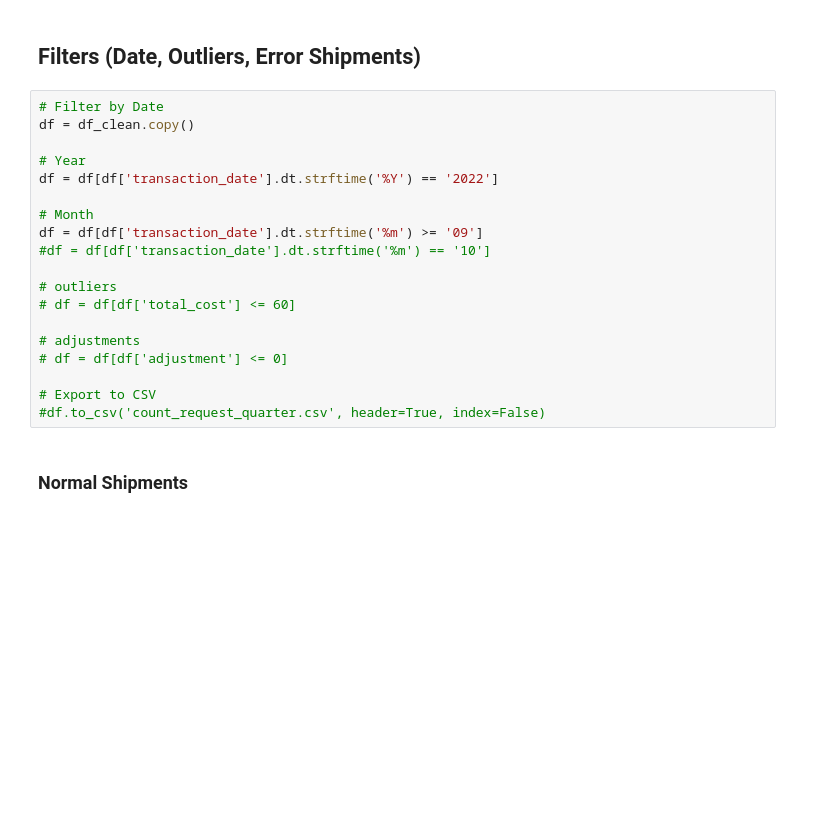
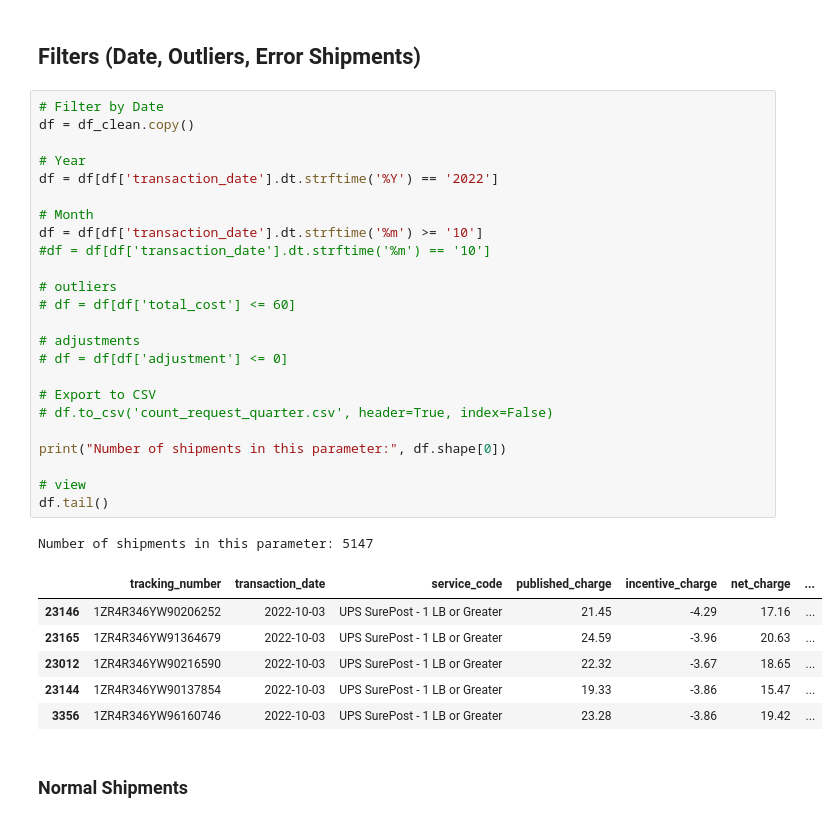
Before and after one commit to Evan-Archuleta/ups_invoice, a Jupyter notebook: ups_v4.ipynb, the cells around one changed output. Saved outputs shown, nothing was run; the diff lists cells and outputs as text; blank space fills up the shorter version.

```diff
--- a/ups_v4.ipynb
+++ b/ups_v4.ipynb
@@ -392,22 +359,35 @@ df_error_rate
 # %%
 # Filter by Date
 df = df_clean.copy()
 
 # Year
 df = df[df['transaction_date'].dt.strftime('%Y') == '2022']
 
 # Month
-df = df[df['transaction_date'].dt.strftime('%m') >= '09']
+df = df[df['transaction_date'].dt.strftime('%m') >= '10']
 #df = df[df['transaction_date'].dt.strftime('%m') == '10']
 
 # outliers
 # df = df[df['total_cost'] <= 60]
 
 # adjustments
 # df = df[df['adjustment'] <= 0]
 
 # Export to CSV
-#df.to_csv('count_request_quarter.csv', header=True, index=False)
+# df.to_csv('count_request_quarter.csv', header=True, index=False)
+
+print("Number of shipments in this parameter:", df.shape[0])
+
+# view
+df.tail()
+# %% [output]
+Number of shipments in this parameter: 5147
+|  | tracking_number | transaction_date | service_code | published_charge | incentive_charge | net_charge | ... |
+| 23146 | 1ZR4R346YW90206252 | 2022-10-03 | UPS SurePost - 1 LB or Greater | 21.45 | -4.29 | 17.16 | ... |
+| 23165 | 1ZR4R346YW91364679 | 2022-10-03 | UPS SurePost - 1 LB or Greater | 24.59 | -3.96 | 20.63 | ... |
+| 23012 | 1ZR4R346YW90216590 | 2022-10-03 | UPS SurePost - 1 LB or Greater | 22.32 | -3.67 | 18.65 | ... |
+| 23144 | 1ZR4R346YW90137854 | 2022-10-03 | UPS SurePost - 1 LB or Greater | 19.33 | -3.86 | 15.47 | ... |
+| 3356 | 1ZR4R346YW96160746 | 2022-10-03 | UPS SurePost - 1 LB or Greater | 23.28 | -3.86 | 19.42 | ... |
 # %% [markdown]
 ### Normal Shipments
 # %%
```
Also changed, not shown: parts of 16 cells of this notebook.
